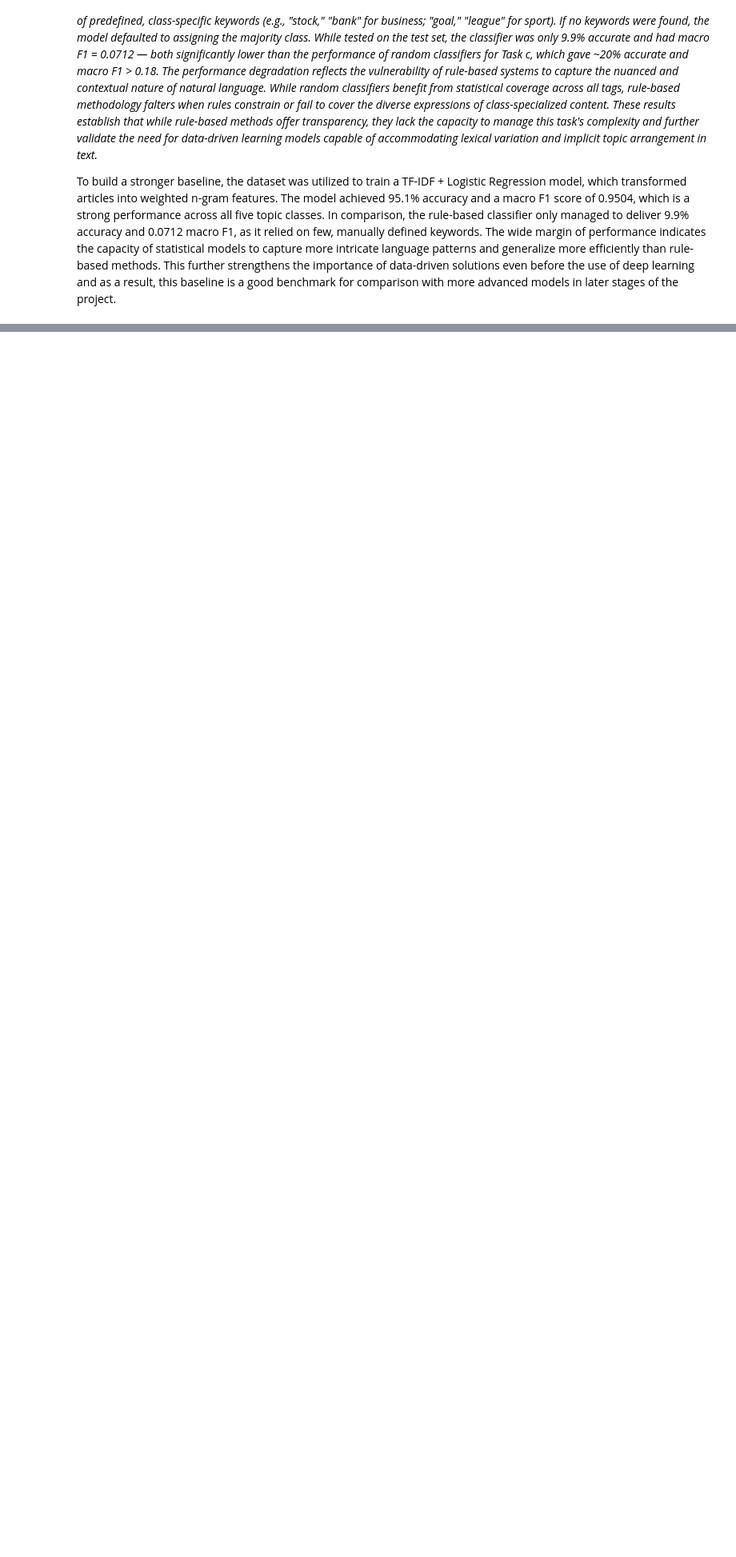
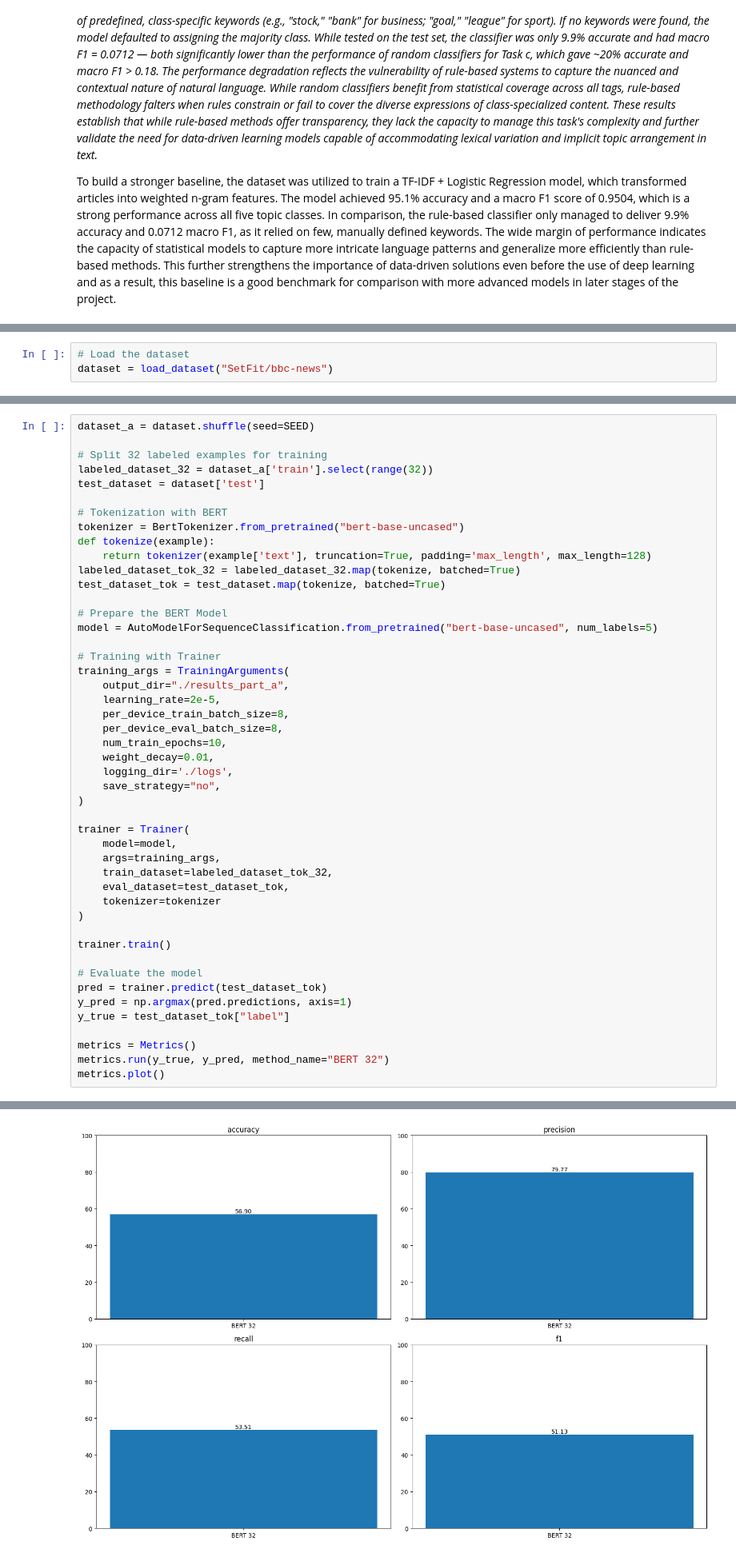
Before and after one commit to mjaleman02/AdvancedNLP_BBCnews, a Jupyter notebook: NLPfinal_bbcnews.ipynb, the cells around one changed output, grey strips where cells are left out. Shown at 80% size. Saved outputs shown, nothing was run; the diff lists cells and outputs as text; blank space fills up the shorter version.

Commit message:
Part1+2

```diff
--- a/NLPfinal_bbcnews.ipynb
+++ b/NLPfinal_bbcnews.ipynb
@@ -614,0 +690,3 @@ To build a stronger baseline, the dataset was utilized to train a TF-IDF + Logis
+# %%
+# Load the dataset
+dataset = load_dataset("SetFit/bbc-news")
@@ -614,0 +698,48 @@ To build a stronger baseline, the dataset was utilized to train a TF-IDF + Logis
+# %%
+dataset_a = dataset.shuffle(seed=SEED)
+
+# Split 32 labeled examples for training
+labeled_dataset_32 = dataset_a['train'].select(range(32))
+test_dataset = dataset['test']
+
+# Tokenization with BERT
+tokenizer = BertTokenizer.from_pretrained("bert-base-uncased")
+def tokenize(example):
+    return tokenizer(example['text'], truncation=True, padding='max_length', max_length=128)
+labeled_dataset_tok_32 = labeled_dataset_32.map(tokenize, batched=True)
+test_dataset_tok = test_dataset.map(tokenize, batched=True)
+
+# Prepare the BERT Model
+model = AutoModelForSequenceClassification.from_pretrained("bert-base-uncased", num_labels=5)
+
+# Training with Trainer
+training_args = TrainingArguments(
+    output_dir="./results_part_a",
+    learning_rate=2e-5,
+    per_device_train_batch_size=8,
+    per_device_eval_batch_size=8,
+    num_train_epochs=10,
+    weight_decay=0.01,
+    logging_dir='./logs',
+    save_strategy="no",
+)
+
+trainer = Trainer(
+    model=model,
+    args=training_args,
+    train_dataset=labeled_dataset_tok_32,
+    eval_dataset=test_dataset_tok,
+    tokenizer=tokenizer
+)
+
+trainer.train()
+
+# Evaluate the model
+pred = trainer.predict(test_dataset_tok)
+y_pred = np.argmax(pred.predictions, axis=1)
+y_true = test_dataset_tok["label"]
+
+metrics = Metrics()
+metrics.run(y_true, y_pred, method_name="BERT 32")
+metrics.plot()
+# %% [output]
@@ -614,0 +751 @@ To build a stronger baseline, the dataset was utilized to train a TF-IDF + Logis
+[figure, added]
```
Also changed, not shown: parts of 24 cells of this notebook, 2 other files.
